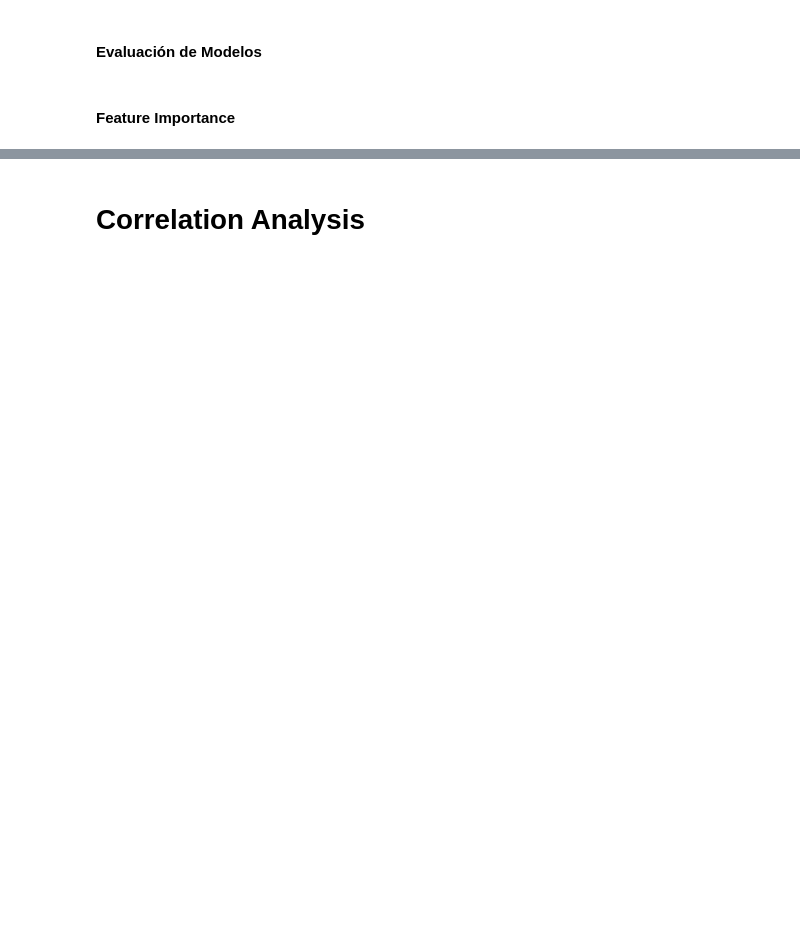
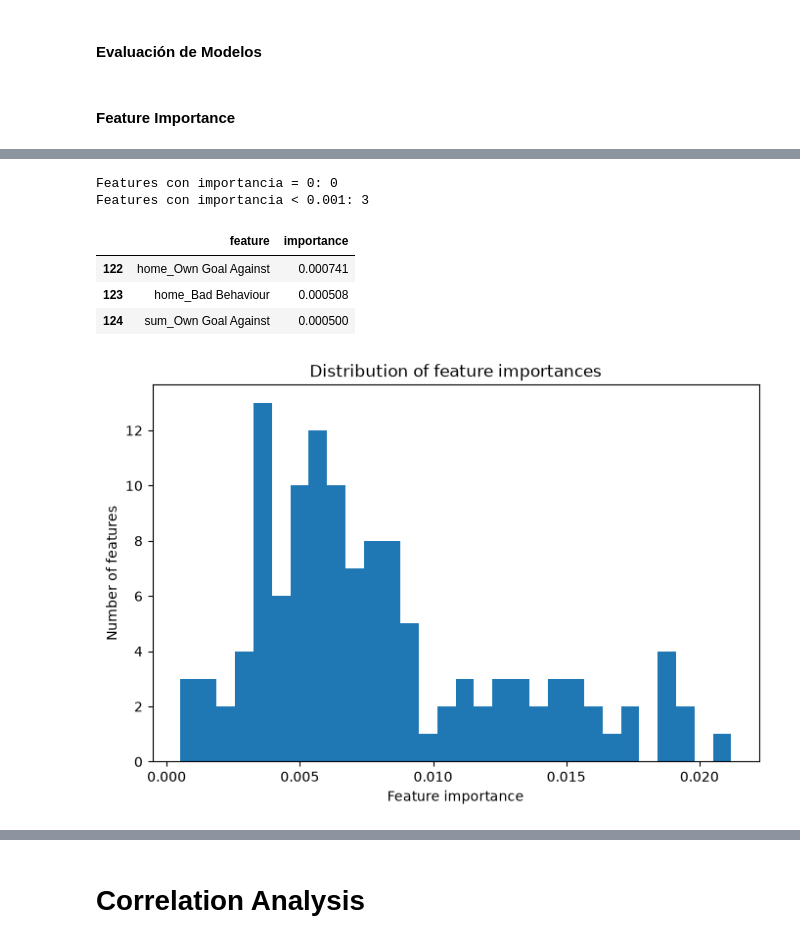
Before and after one commit to Rohtus/world-cup-predictor, a Jupyter notebook: notebooks/08_feature_selection_v03.ipynb, the cells around one changed output, grey strips where cells are left out. Saved outputs shown, nothing was run; the diff lists cells and outputs as text; code cells hidden in the pictures; blank space fills up the shorter version.

```diff
--- a/notebooks/08_feature_selection_v03.ipynb
+++ b/notebooks/08_feature_selection_v03.ipynb
@@ -22,8 +17,8 @@ from sklearn.metrics import (
 # %% [markdown]
 A partir de ahora, solo voy a trabajar con el v_02 y construir a partir de eso.
 # %%
-match_vector = pd.read_csv(
-    "../data/processed/match_vector_v02.csv"
-)
+DATA_PATH = "../data/processed/match_vector_v02.csv"
 
-match_vector.head()
+df = pd.read_csv(DATA_PATH)
+
+df.shape
@@ -133,0 +317,19 @@ def get_feature_importance(result, feature_names, top_n=20):
+# %%
+X_train, X_test, y_train, y_test = split_train_test_by_year(df)
+
+rf = RandomForestClassifier(
+    n_estimators=200,
+    random_state=42
+)
+
+baseline_result = evaluate_model(
+    model=rf,
+    X_train=X_train,
+    y_train=y_train,
+    X_test=X_test,
+    y_test=y_test,
+    model_name="Random Forest",
+    dataset_name="V02 Baseline"
+)
+
+display_results([baseline_result])
@@ -133,0 +359,6 @@ def get_feature_importance(result, feature_names, top_n=20):
+# %%
+importance_df = get_feature_importance(
+    baseline_result,
+    X_train.columns,
+    top_n=len(X_train.columns)
+)
@@ -133,0 +405,23 @@ def get_feature_importance(result, feature_names, top_n=20):
+# %%
+print(f"Features con importancia = 0: {(importance_df['importance'] == 0).sum()}")
+
+print(f"Features con importancia < 0.001: {(importance_df['importance'] < 0.001).sum()}")
+# %% [output]
+Features con importancia = 0: 0
+Features con importancia < 0.001: 3
+# %%
+importance_df[importance_df["importance"] < 0.001]
+# %% [output]
+|  | feature | importance |
+| 122 | home_Own Goal Against | 0.000741 |
+| 123 | home_Bad Behaviour | 0.000508 |
+| 124 | sum_Own Goal Against | 0.000500 |
+# %%
+plt.figure(figsize=(8, 5))
+plt.hist(importance_df["importance"], bins=30)
+plt.xlabel("Feature importance")
+plt.ylabel("Number of features")
+plt.title("Distribution of feature importances")
+plt.show()
+# %% [output]
+[figure, added]
```
Also changed, not shown: parts of 90 cells of this notebook, 4 other files.
